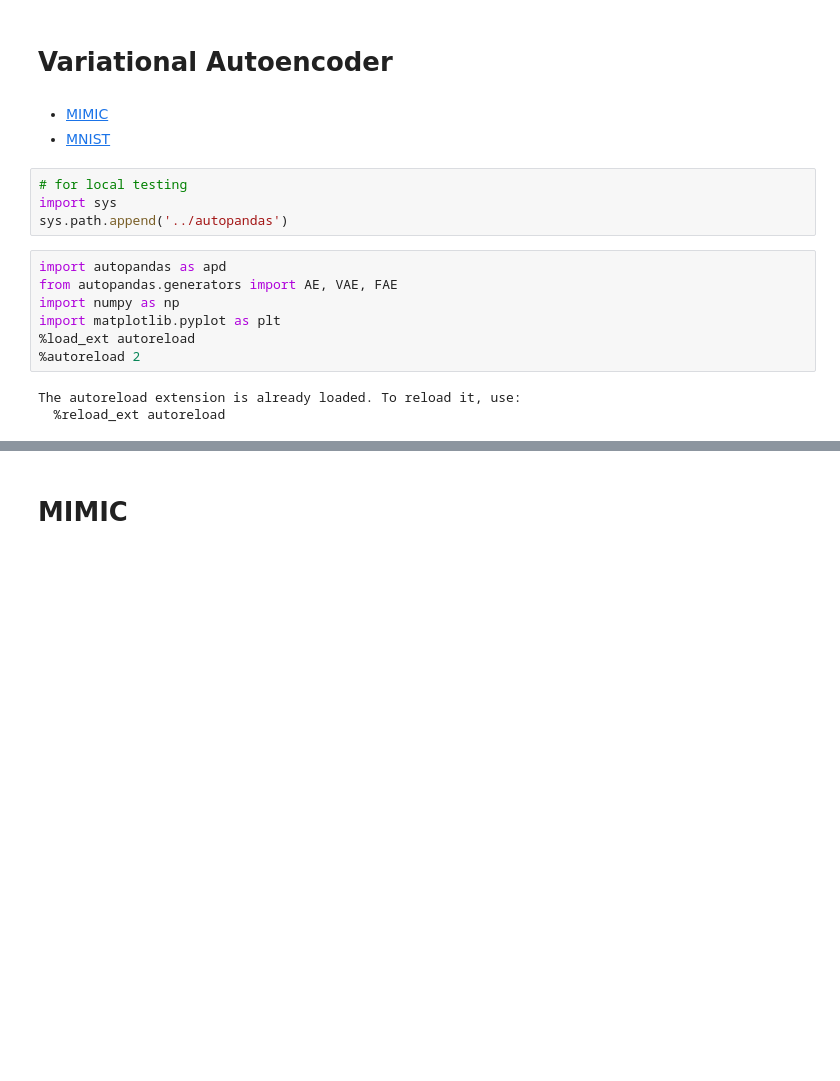
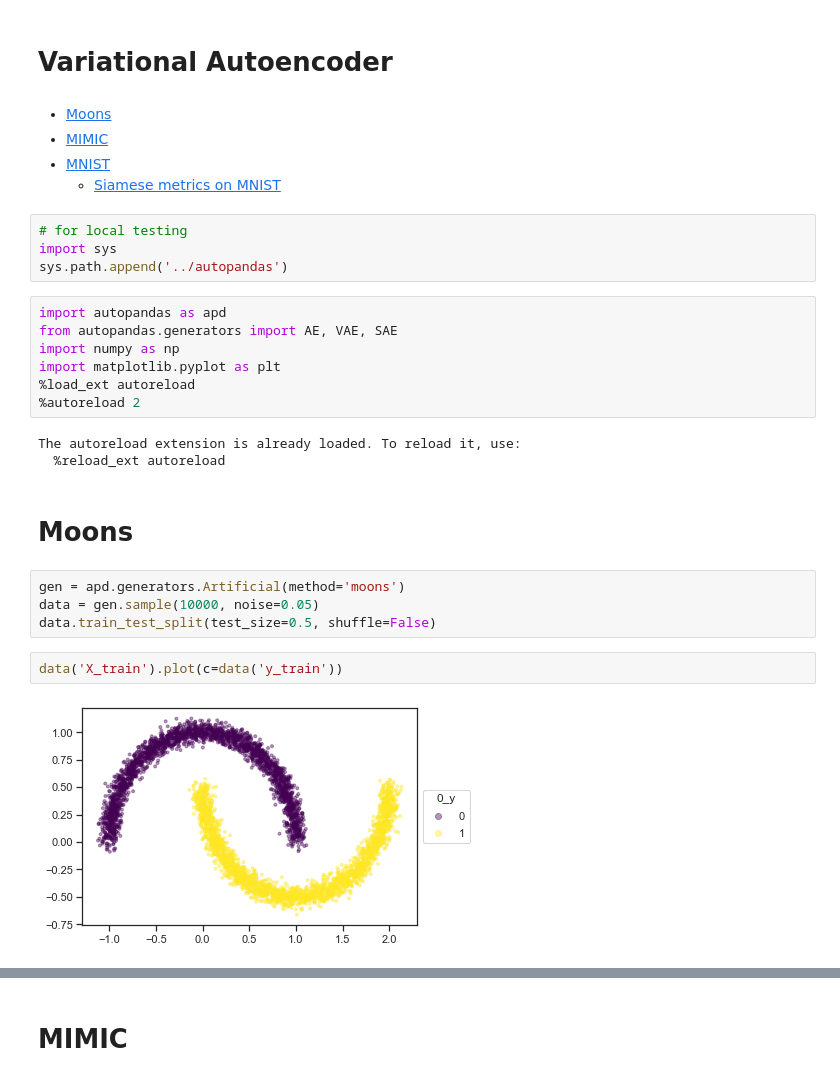
Before and after one commit to Didayolo/generators, a Jupyter notebook: vae_benchmark.ipynb, the cells around one changed output, grey strips where cells are left out. Cells and saved outputs as stored; diff of their text form; blank space fills up the shorter version.

```diff
--- a/vae_benchmark.ipynb
+++ b/vae_benchmark.ipynb
@@ -1,15 +1,17 @@
 # %% [markdown]
 # Variational Autoencoder
 # %% [markdown]
+* [Moons](#moons)
 * [MIMIC](#mimic)
 * [MNIST](#mnist)
+  * [Siamese metrics on MNIST](#siamese)
 # %%
 # for local testing
 import sys
 sys.path.append('../autopandas')
 # %%
 import autopandas as apd
-from autopandas.generators import AE, VAE, FAE
+from autopandas.generators import AE, VAE, SAE
 import numpy as np
 import matplotlib.pyplot as plt
 %load_ext autoreload
@@ -17,3 +19,14 @@ import matplotlib.pyplot as plt
 # %% [output]
 The autoreload extension is already loaded. To reload it, use:
   %reload_ext autoreload
+# %% [markdown]
+<a id='moons'></a>
+# Moons
+# %%
+gen = apd.generators.Artificial(method='moons')
+data = gen.sample(10000, noise=0.05)
+data.train_test_split(test_size=0.5, shuffle=False)
+# %%
+data('X_train').plot(c=data('y_train'))
+# %% [output]
+[figure, added]
```
Also changed, not shown: parts of 18 cells of this notebook.
